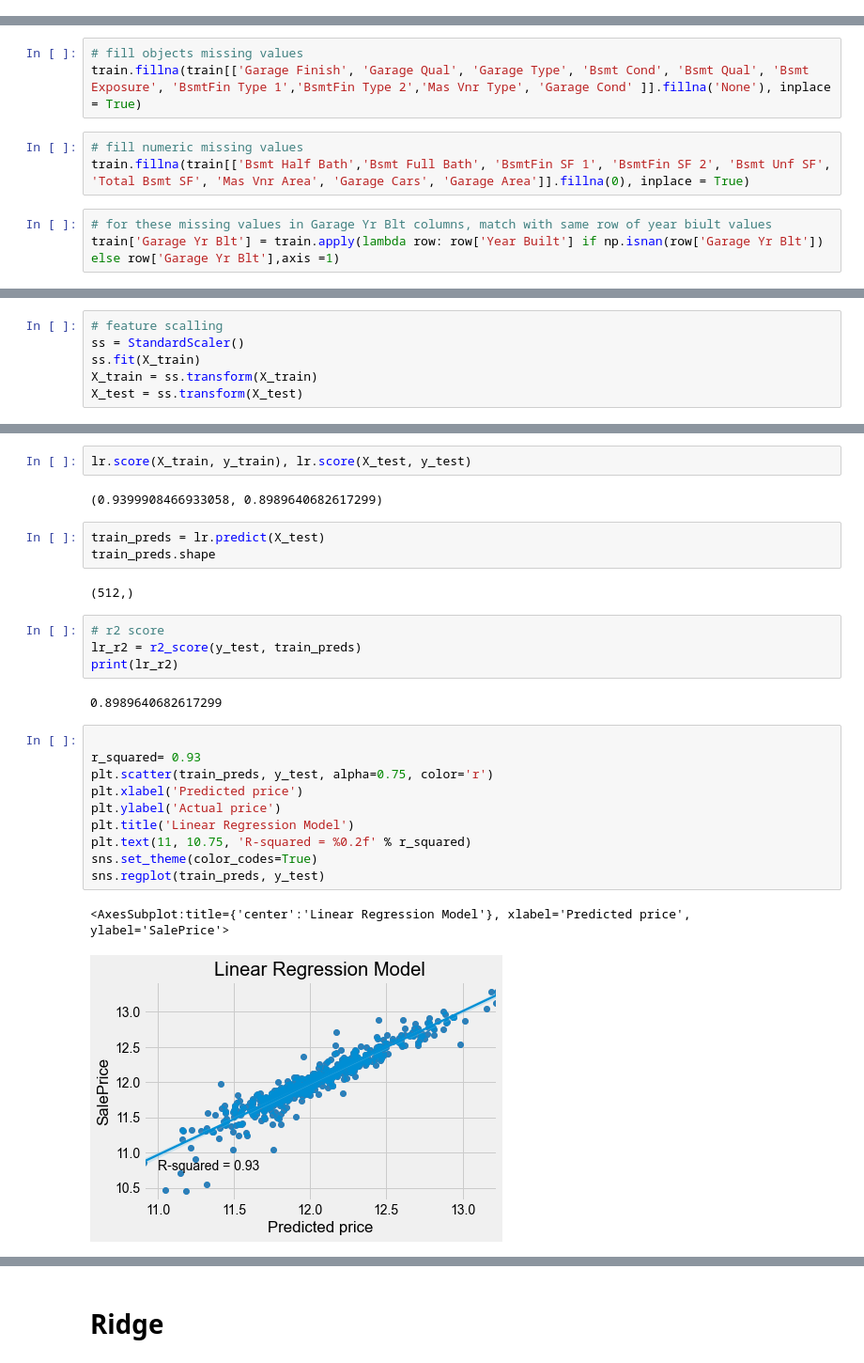
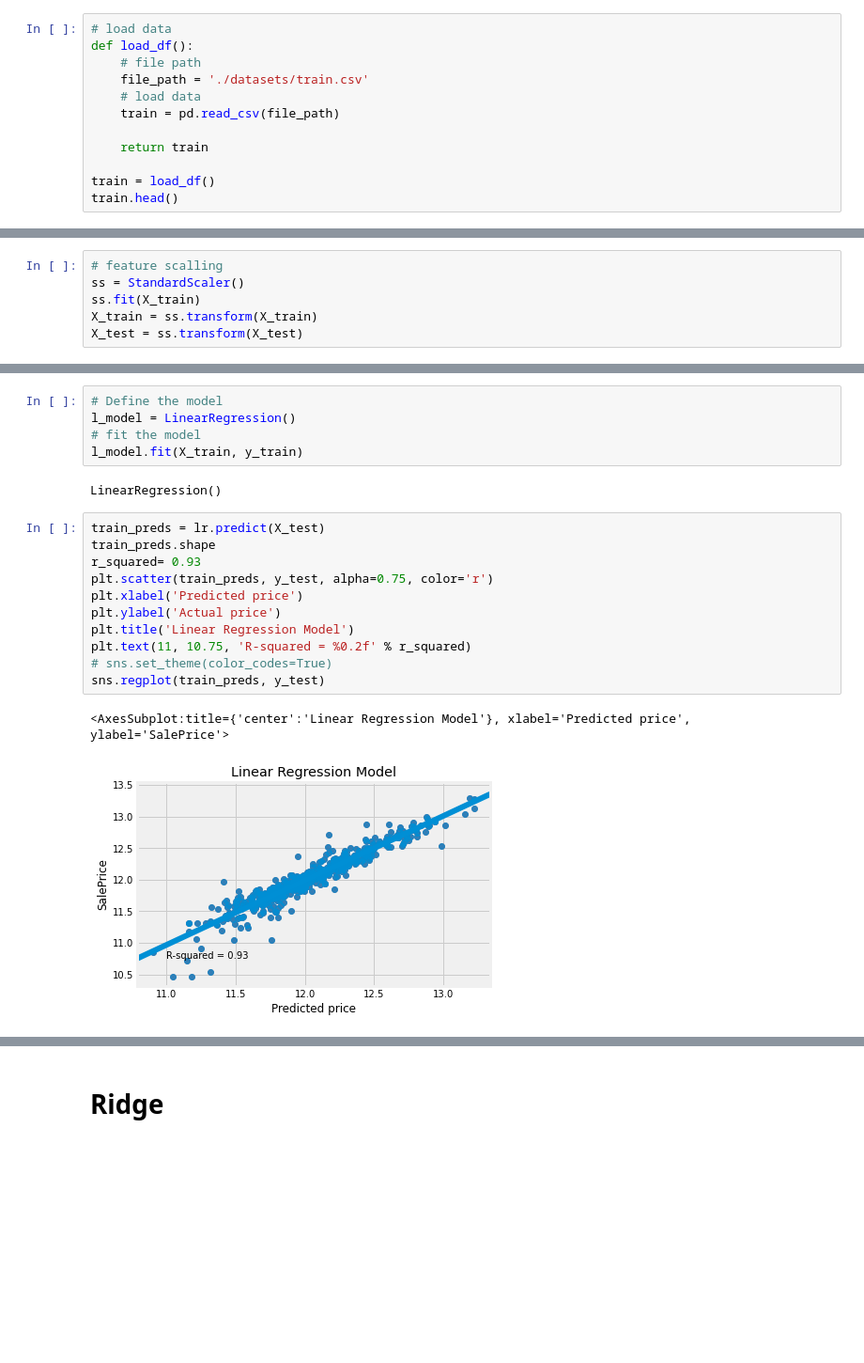
Before and after one commit to chendbox/ames_housing_prediction, a Jupyter notebook: kaggle_ridge.ipynb, the cells around one changed output, grey strips where cells are left out. Shown at 94% size. Drawn from its saved outputs; the diff is of its cells as text; blank space fills up the shorter version.

```diff
--- a/kaggle_ridge.ipynb
+++ b/kaggle_ridge.ipynb
@@ -9,0 +35,12 @@ train = pd.read_csv('./datasets/train.csv')
+# %%
+# load data
+def load_df():
+    # file path
+    file_path = './datasets/train.csv'
+    # load data
+    train = pd.read_csv(file_path)
+
+    return train
+
+train = load_df()
+train.head()
@@ -69,9 +111,0 @@ train['Lot Frontage'].fillna(train['Lot Frontage'].mean(), inplace = True)
-# %%
-# fill objects missing values
-train.fillna(train[['Garage Finish', 'Garage Qual', 'Garage Type', 'Bsmt Cond', 'Bsmt Qual', 'Bsmt Exposure', 'BsmtFin Type 1','BsmtFin Type 2','Mas Vnr Type', 'Garage Cond' ]].fillna('None'), inplace = True)
-# %%
-# fill numeric missing values
-train.fillna(train[['Bsmt Half Bath','Bsmt Full Bath', 'BsmtFin SF 1', 'BsmtFin SF 2', 'Bsmt Unf SF', 'Total Bsmt SF', 'Mas Vnr Area', 'Garage Cars', 'Garage Area']].fillna(0), inplace = True)
-# %%
-# for these missing values in Garage Yr Blt columns, match with same row of year biult values
-train['Garage Yr Blt'] = train.apply(lambda row: row['Year Built'] if np.isnan(row['Garage Yr Blt']) else row['Garage Yr Blt'],axis =1)
@@ -533,30 +497,23 @@ LinearRegression()
-# %%
-lr.score(X_train, y_train), lr.score(X_test, y_test)
-# %% [output]
-(0.9399908466933058, 0.8989640682617299)
-# %%
-train_preds = lr.predict(X_test)
-train_preds.shape
-# %% [output]
-(512,)
-# %%
-# r2 score
-lr_r2 = r2_score(y_test, train_preds)
-print(lr_r2)
-# %% [output]
-0.8989640682617299
+# %%
+# Define the model
+l_model = LinearRegression()
+# fit the model
+l_model.fit(X_train, y_train)
+# %% [output]
+LinearRegression()
 # %%
-
+train_preds = lr.predict(X_test)
+train_preds.shape
 r_squared= 0.93
 plt.scatter(train_preds, y_test, alpha=0.75, color='r')
 plt.xlabel('Predicted price')
 plt.ylabel('Actual price')
 plt.title('Linear Regression Model')
 plt.text(11, 10.75, 'R-squared = %0.2f' % r_squared)
-sns.set_theme(color_codes=True)
+# sns.set_theme(color_codes=True)
 sns.regplot(train_preds, y_test)
 # %% [output]
 <AxesSubplot:title={'center':'Linear Regression Model'}, xlabel='Predicted price', ylabel='SalePrice'>
-[figure, old version]
+[figure, new version]
 # %%
 #Use Zip to See lr Coefficients beside our columns, replace with each instance
```
Also changed, not shown: parts of 89 cells of this notebook.
